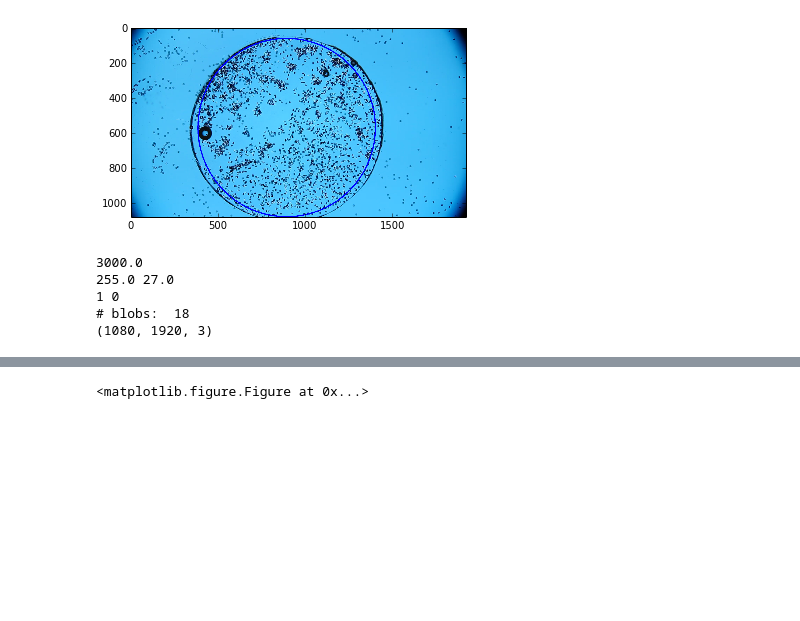
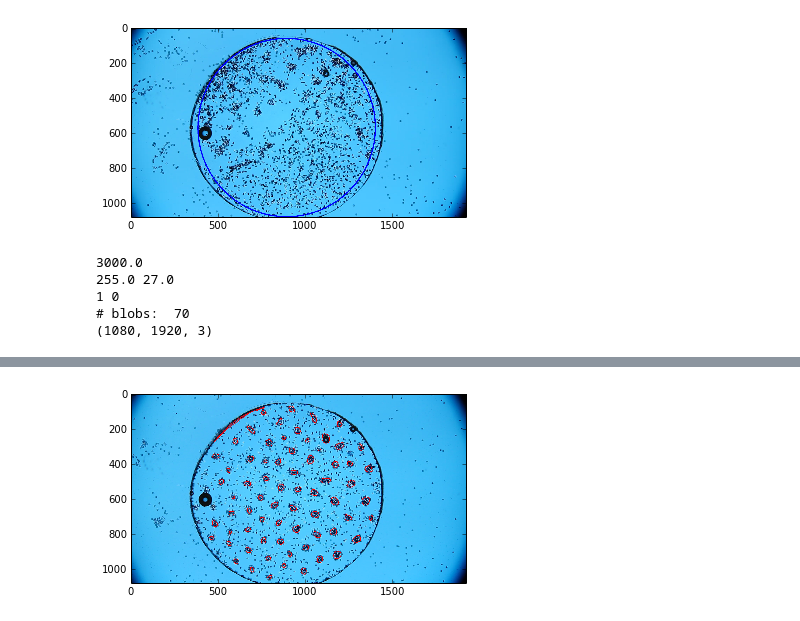
Before and after one commit to cmaass/swimmertracking, a Jupyter notebook: houghcircles.ipynb, the cells around one changed output, grey strips where cells are left out. Saved outputs shown, nothing was run; the diff lists cells and outputs as text; code cells hidden in the pictures; blank space fills up the shorter version.

```diff
--- a/houghcircles.ipynb
+++ b/houghcircles.ipynb
@@ -25,25 +25,30 @@ cv2.circle(mask,(r[0],r[1]),r[2]-10,1,-1)
 # %%
 f=mov.getFrame(3000)
 vorim=f.copy()
+contim=f.copy()
 f=f[:,:,2]
 fcopy=cv2.GaussianBlur(f,(51,51),0)
 fcopy=fcopy*mask+255*(1-mask)
 print amax(fcopy), amin(fcopy)
 thresh=(fcopy<180).astype(uint8)
-# pl.imshow(thresh, cmap=cm.gray)
+
 print amax(thresh), amin(thresh)
-blobs,contours=rt.extract_blobs(thresh, -1, (10,500), -1, diskfit=False,returnCont=True, outpSpac=1)
+blobs,contours=rt.extract_blobs(thresh, -1, (10,3000), -1, diskfit=False,returnCont=True, outpSpac=1)
+# thresh=dstack((thresh,thresh,thresh))
+cv2.drawContours(contim,contours,-1,(255,0,0),2)
+pl.imshow(contim)
+Image.fromarray(contim).save('/home/corinna/python/swimmertracking/contim.png')
 vor=rt.Voronoi(blobs[:,3:5])
 for i in range(blobs.shape[0]):
     r=vor.regions[vor.point_region[i]]
-    col=tuple([int(255*c) for c in cm.jet(i*255/len(vor.points))])
-    pl.plot(vor.vertices[r,1],vor.vertices[r,0], c=col)
-    cv2.polylines(vorim, [(vor.vertices[r]).astype(int32)], True, col, 2)
-pl.imshow(vorim)
+    col=tuple([int(255*c) for c in cm.jet(i*255/len(vor.points))])[:3]
+#     pl.plot(vor.vertices[r,1],vor.vertices[r,0], c=col[:3])
+    cv2.polylines(vorim, [(vor.vertices[r]).astype(int32)], True, col[:3], 2)
+Image.fromarray(vorim).save('/home/corinna/python/swimmertracking/vorim.png')
 print vorim.shape
 # %% [output]
 3000.0
 255.0 27.0
 1 0
-# blobs:  18
+# blobs:  70
 (1080, 1920, 3)
@@ -52,4 +55,4 @@ number in rbga sequence outside 0-1 range
-<matplotlib.figure.Figure at 0x...>
+[figure, added]
 # %%
 r=pl.hist(fcopy.flatten(),bins=255,log=True)
 # %% [output]
```
Also changed, not shown: parts of 5 cells of this notebook.
